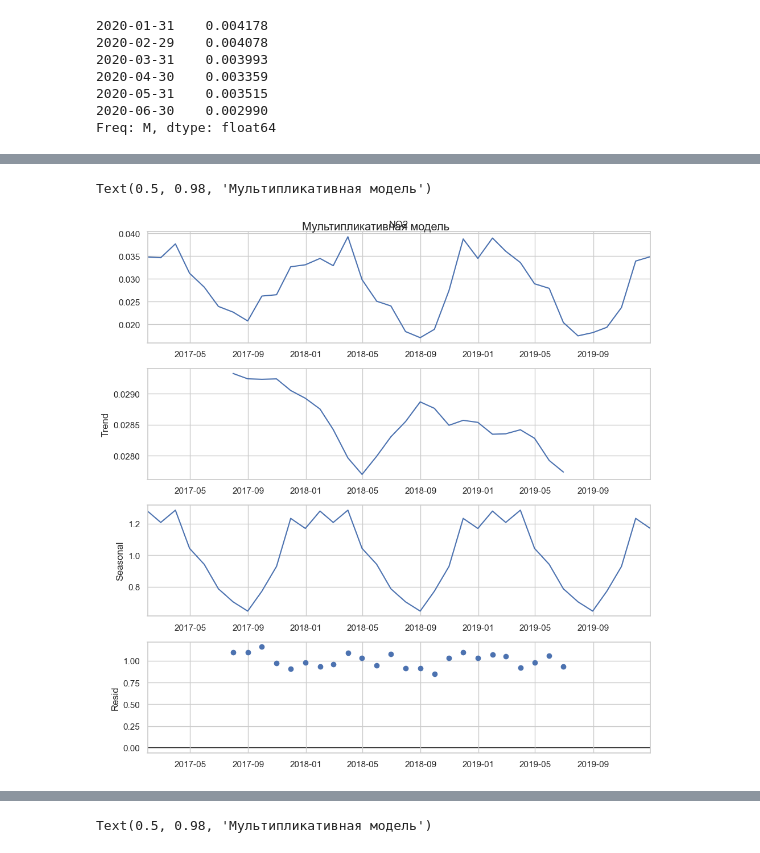
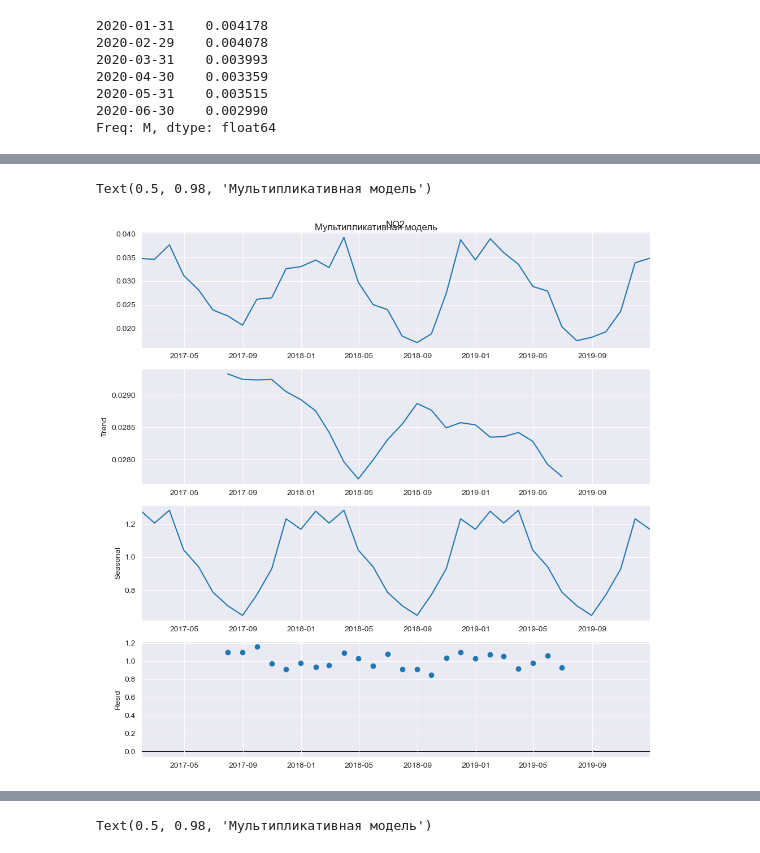
Before and after one commit to alpysbayev/test-task_DS-DE, a Jupyter notebook: ds-bi.ipynb, the cells around one changed output, grey strips where cells are left out. Cells and saved outputs as stored; diff of their text form; code cells hidden in the pictures.

```diff
--- a/ds-bi.ipynb
+++ b/ds-bi.ipynb
@@ -104,13 +103,14 @@ There is no significant difference in PM10 levels between weekdays and weekends.
 There is no significant difference in PM2.5 levels between weekdays and weekends.
 # %%
 import seaborn as sns
+sns.set_style("darkgrid")
 
 for pollutant in pollutants:
     plt.figure(figsize=(8, 6))
-    sns.catplot(data=df_day_sum, x='Weekday/Weekend', y=pollutant)
-    plt.xlabel('Weekday/Weekend')
-    plt.ylabel(pollutant)
-    plt.title(f'{pollutant} levels: Weekdays vs. Weekends')
+    sns.catplot(data=df_day_sum, x='Weekday/Weekend', y=pollutant, palette='muted')
+    plt.xlabel('Weekday/Weekend', fontsize=12)
+    plt.ylabel(pollutant, fontsize=12)
+    plt.title(f'{pollutant} levels: Weekdays vs. Weekends', fontsize=14)
     plt.xticks([0, 1], ['Weekday', 'Weekend'])
     plt.show()
 # %% [output]
@@ -370,10 +327,3 @@ Measurement date
 2017-11-30    1.075505
 2017-12-31    1.101730
 Freq: M, Name: seasonal, dtype: float64
-# %%
-# Decompose
-result_A_SO2 = seasonal_decompose(df_SO2_sum.SO2, model='additive', period=12)
-
-# Plot
-plt.rcParams.update({'figure.figsize': (10,10)})
-result_A_SO2.plot().suptitle('Адитивная модель')
@@ -454,10 +522,8 @@ Freq: M, dtype: float64
 # %%
 # декомпозиция
 result_M_NO2 = seasonal_decompose(df_NO2_sum.NO2, model='multiplicative', period=12)
 
-# Построение графика
-plt.rcParams.update({'figure.figsize': (10,10)})
 result_M_NO2.plot().suptitle('Мультипликативная модель')
 # %% [output]
 Text(0.5, 0.98, 'Мультипликативная модель')
-[figure, old version]
+[figure, new version]
```
Also changed, not shown: parts of 51 cells of this notebook, 1 other file.
